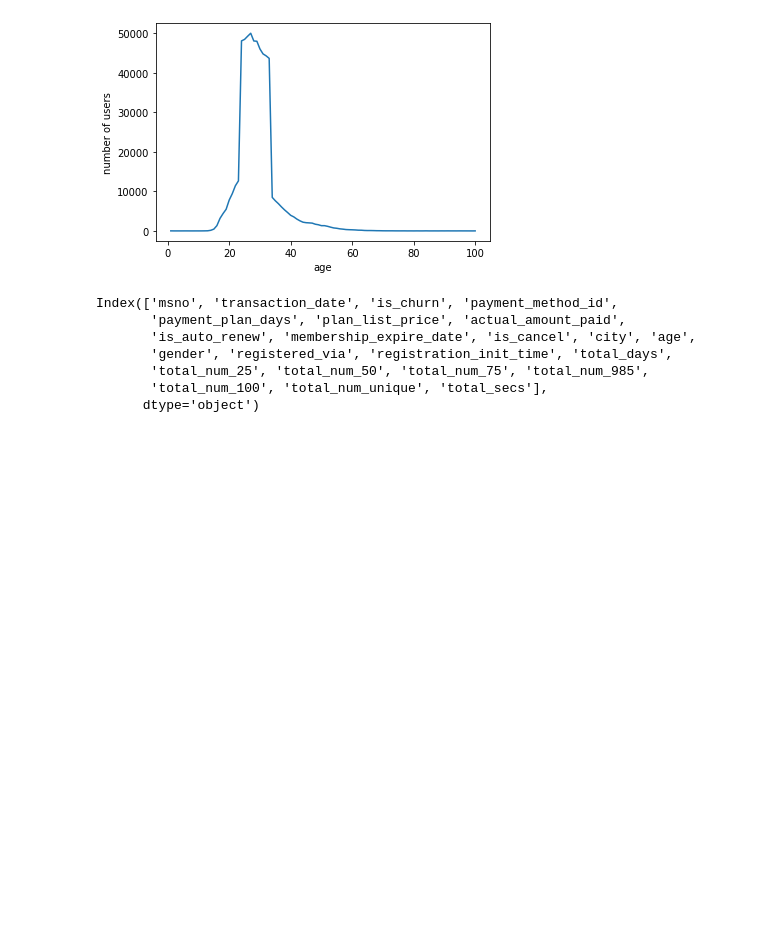
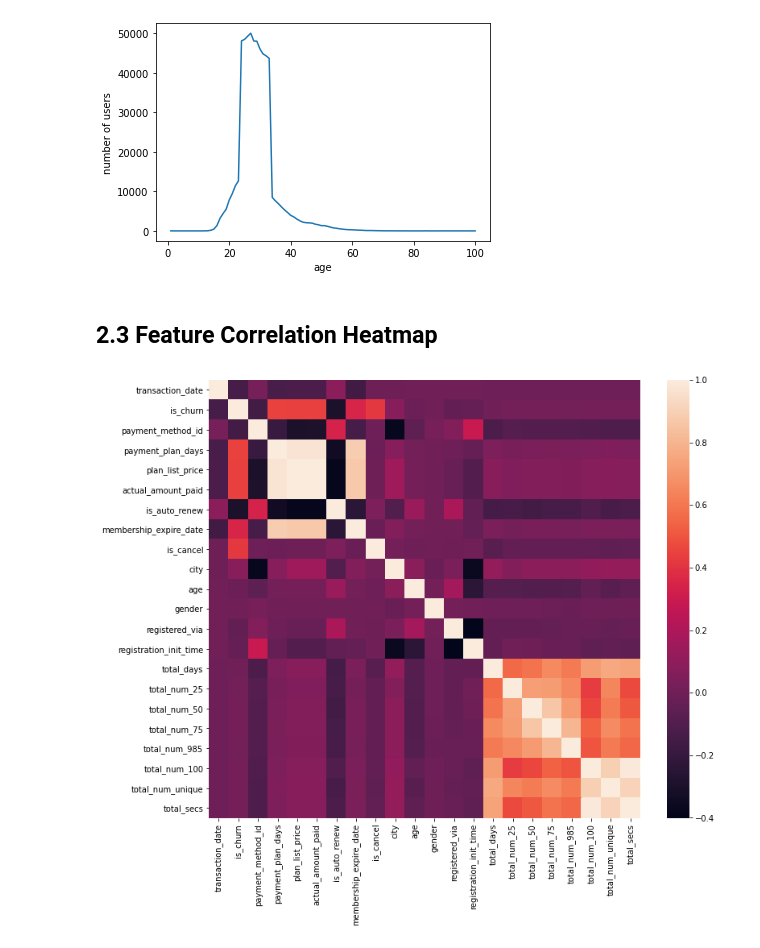
Before and after one commit to bmensah/springboard, a Jupyter notebook: capstone2/churn_analysis/capstone2_notebooks/Capstone2_EDA.ipynb, the cells around one changed output. Drawn from its saved outputs; the diff is of its cells as text; code cells hidden in the pictures; blank space fills up the shorter version.

```diff
--- a/capstone2/churn_analysis/capstone2_notebooks/Capstone2_EDA.ipynb
+++ b/capstone2/churn_analysis/capstone2_notebooks/Capstone2_EDA.ipynb
@@ -198,13 +252,10 @@ pop_by_age["ones"] = 1
 pop_by_age.groupby("age").ones.count().plot(ylabel="number of users");
 # %% [output]
 [figure]
-# %%
-data.columns
-# %% [output]
-Index(['msno', 'transaction_date', 'is_churn', 'payment_method_id',
-       'payment_plan_days', 'plan_list_price', 'actual_amount_paid',
-       'is_auto_renew', 'membership_expire_date', 'is_cancel', 'city', 'age',
-       'gender', 'registered_via', 'registration_init_time', 'total_days',
-       'total_num_25', 'total_num_50', 'total_num_75', 'total_num_985',
-       'total_num_100', 'total_num_unique', 'total_secs'],
-      dtype='object')
+# %% [markdown]
+## 2.3 Feature Correlation Heatmap<a id="Feature_Correlation_Heatmap"></a>
+# %%
+plt.subplots(figsize=(12,10))
+sns.heatmap(data.corr());
+# %% [output]
+[figure, added]
```
Also changed, not shown: parts of 29 cells of this notebook.
